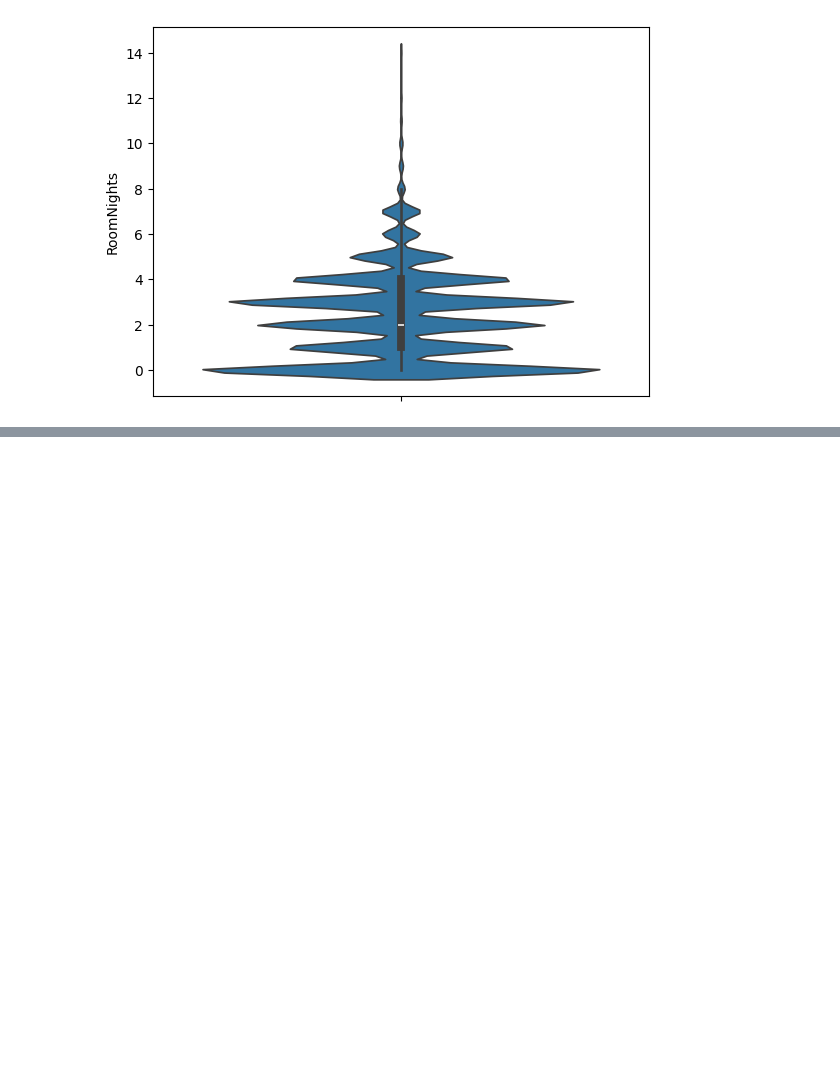
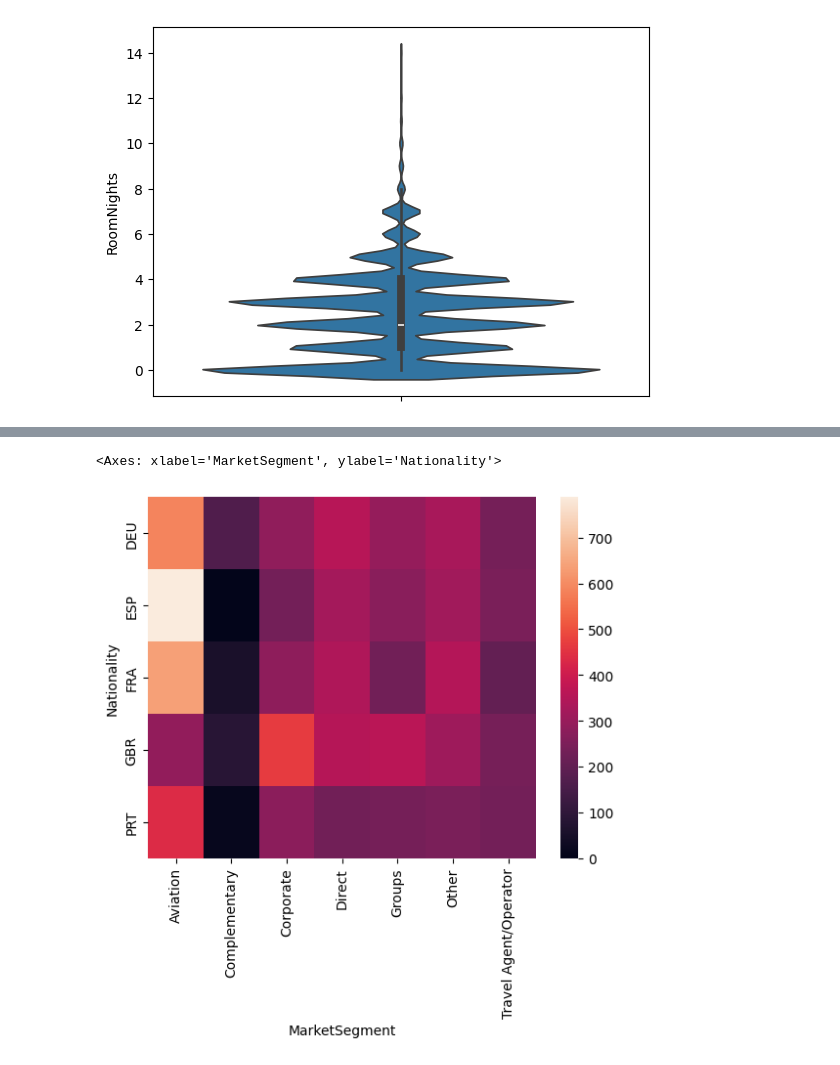
Before and after one commit to wolneihd/udemy_matplotlib_seaborn, a Jupyter notebook: secao_07_hotel.ipynb, the cells around one changed output, grey strips where cells are left out. Saved outputs shown, nothing was run; the diff lists cells and outputs as text; code cells hidden in the pictures; blank space fills up the shorter version.

```diff
--- a/secao_07_hotel.ipynb
+++ b/secao_07_hotel.ipynb
@@ -103,0 +157,13 @@ sns.violinplot(y='RoomNights', data=hotels.query('RoomNights < 15'))
+# %%
+hotels_pivot = hotels[hotels['Nationality'].isin(["DEU", "FRA", "PRT", "GBR", "ESP"])].pivot_table(
+    index='Nationality',
+    columns='MarketSegment',
+    values={'LodgingRevenue':'mean'}
+)
+# %%
+sns.heatmap(
+    data=hotels_pivot.droplevel(0, axis=1)
+)
+# %% [output]
+<Axes: xlabel='MarketSegment', ylabel='Nationality'>
+[figure, added]
```
Also changed, not shown: parts of 7 cells of this notebook, 2 other files.
